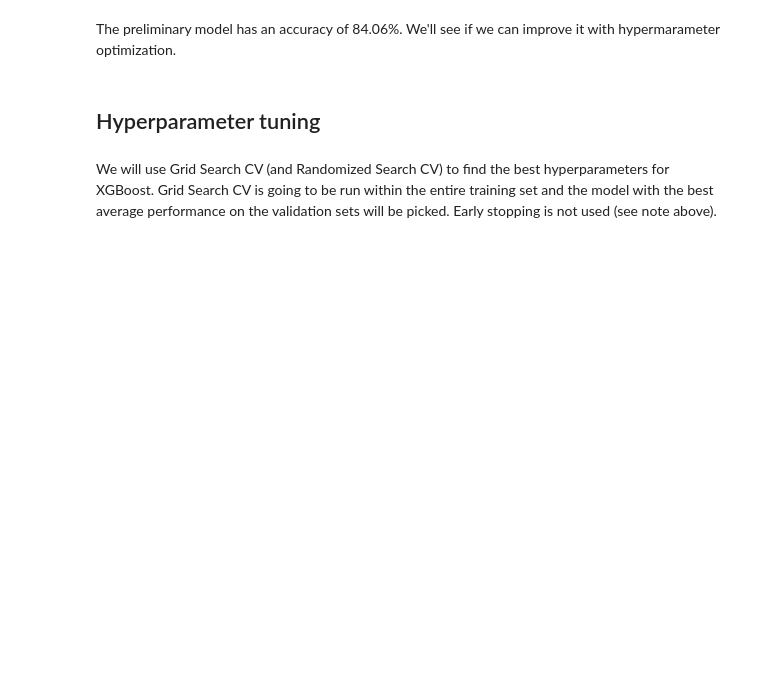
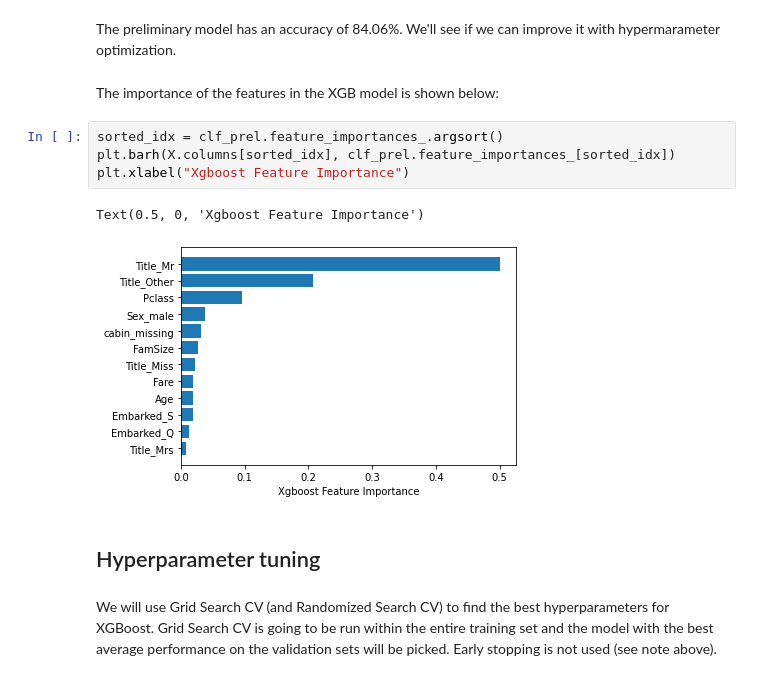
Before and after one commit to yannarosh/titanic-machine-learning-from-disaster, a Jupyter notebook: Titanic - XGBoost.ipynb, the cells around one changed output. Saved outputs shown, nothing was run; the diff lists cells and outputs as text; blank space fills up the shorter version.

Commit message:
Add feature importance

```diff
--- a/Titanic - XGBoost.ipynb
+++ b/Titanic - XGBoost.ipynb
@@ -206,6 +206,15 @@ Accuracy: 84.06 %
 St.dev: 0.0287
 # %% [markdown]
 The preliminary model has an accuracy of 84.06%. We'll see if we can improve it with hypermarameter optimization.
+# %% [markdown]
+The importance of the features in the XGB model is shown below:
+# %%
+sorted_idx = clf_prel.feature_importances_.argsort()
+plt.barh(X.columns[sorted_idx], clf_prel.feature_importances_[sorted_idx])
+plt.xlabel("Xgboost Feature Importance")
+# %% [output]
+Text(0.5, 0, 'Xgboost Feature Importance')
+[figure, added]
 # %% [markdown]
 ## Hyperparameter tuning
 # %% [markdown]
```
Also changed, not shown: parts of 5 cells of this notebook.
